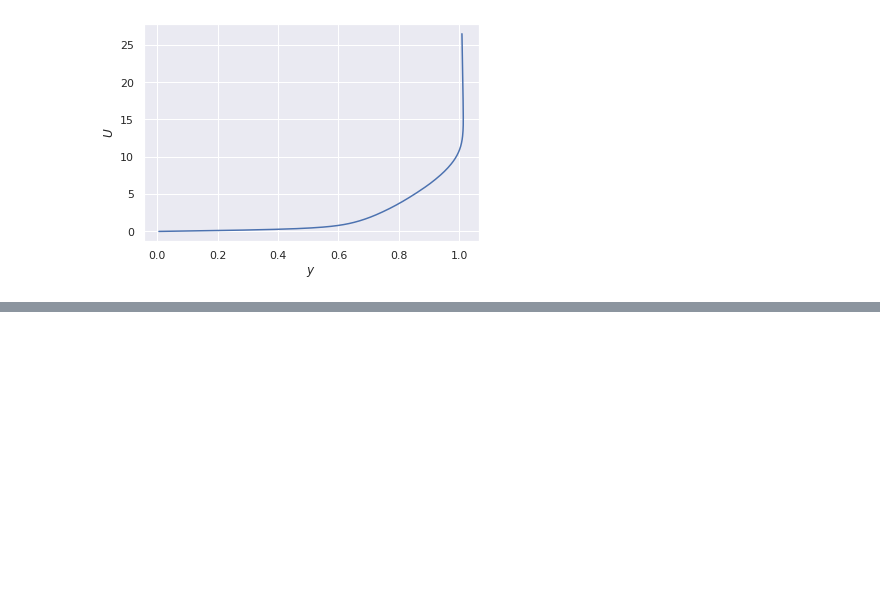
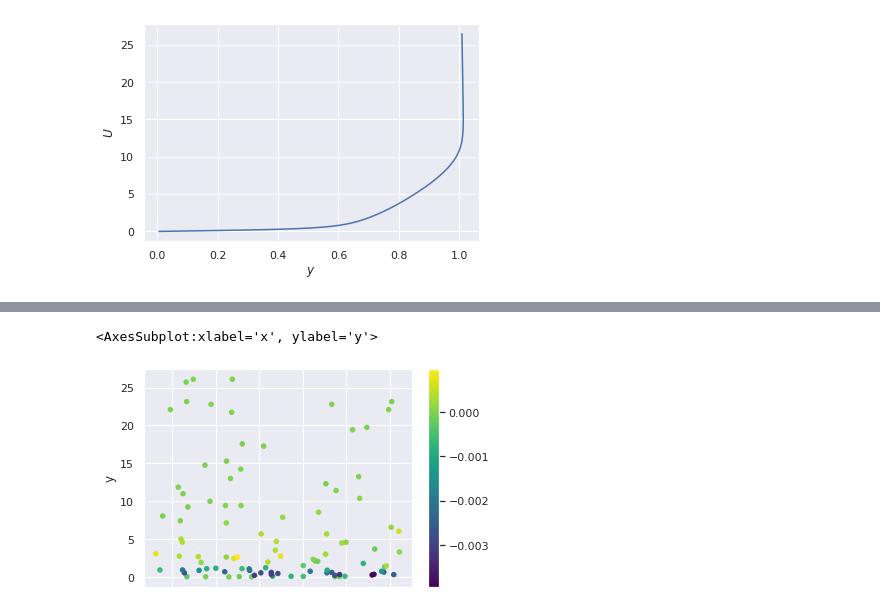
Before and after one commit to petebachant/boundary-layer-turbulence-modeling, a Jupyter notebook: notebook.ipynb, the cells around one changed output, grey strips where cells are left out. Saved outputs shown, nothing was run; the diff lists cells and outputs as text; code cells hidden in the pictures; blank space fills up the shorter version.

Commit message:
Look at Reynolds stress residuals

```diff
--- a/notebook.ipynb
+++ b/notebook.ipynb
@@ -174 +229,10 @@ ax = (
+# %%
+# Let's see how large the Reynold's stress residual is at different locations
+df1 = df.dropna().reset_index()
+df1.plot.scatter(
+    x="x", y="y", color=momy_no_res.dropna().values, cmap="viridis"
+)
+# %% [output]
+<AxesSubplot:xlabel='x', ylabel='y'>
+[figure, added]
 # %%
```
Also changed, not shown: parts of 4 cells of this notebook.
